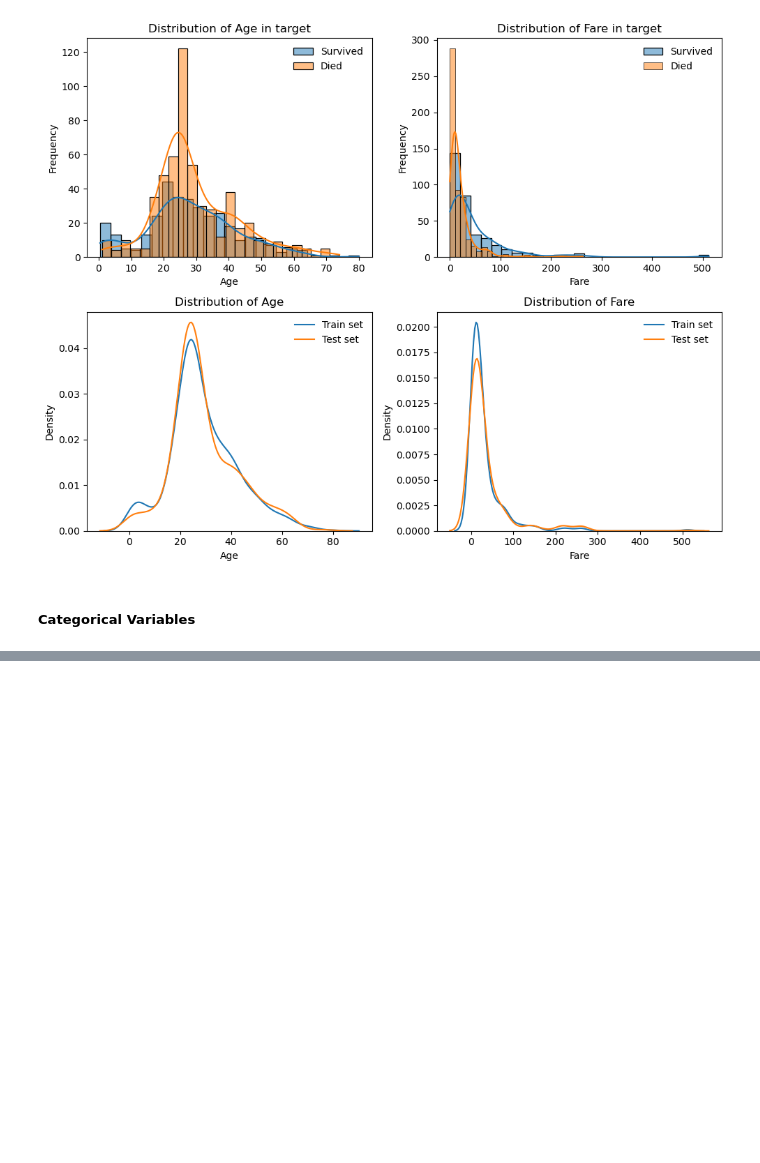
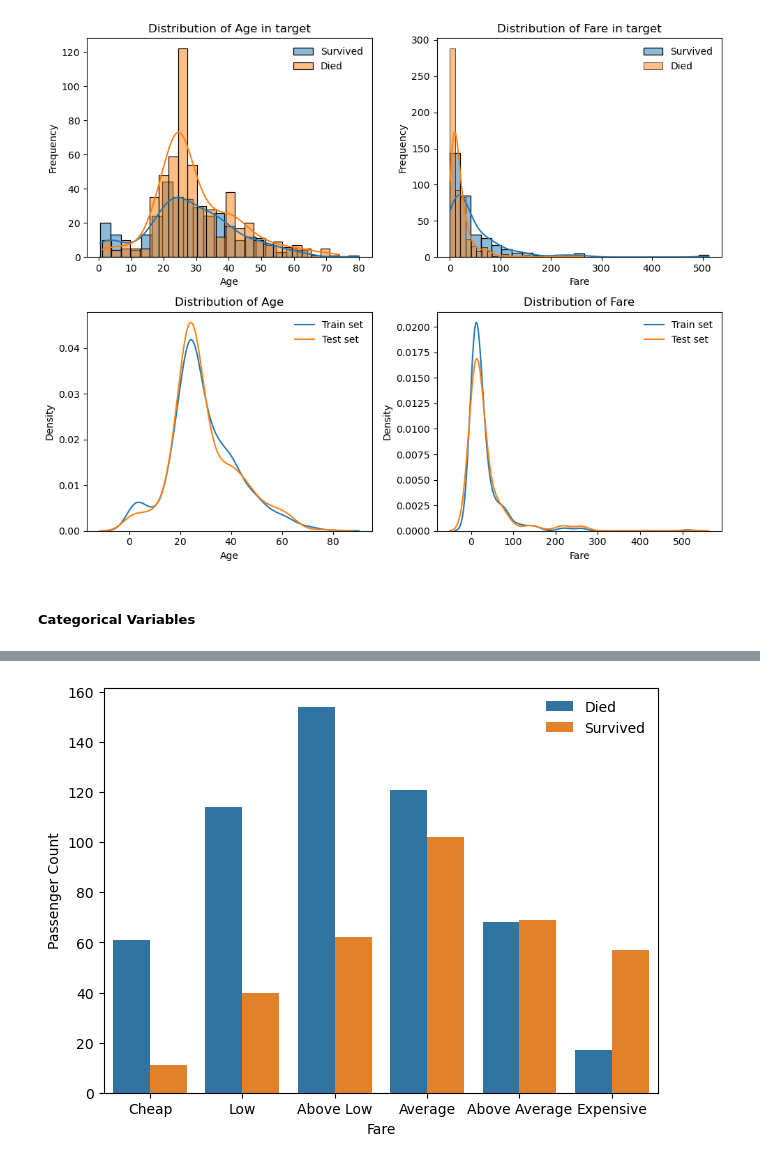
Before and after one commit to kamau96/Data_Science_Android_Web_Development, a Jupyter notebook: Data_Science_Development/Python_Programming/Titanic/survivor_predictor.ipynb, the cells around one changed output, grey strips where cells are left out. Saved outputs shown, nothing was run; the diff lists cells and outputs as text; code cells hidden in the pictures; blank space fills up the shorter version.

```diff
--- a/Data_Science_Development/Python_Programming/Titanic/survivor_predictor.ipynb
+++ b/Data_Science_Development/Python_Programming/Titanic/survivor_predictor.ipynb
@@ -287,0 +308,14 @@ plt.show()
+# %%
+bins = [0, 7.5, 8, 14.5, 32, 80, 513]
+labels = ["Cheap", "Low", "Above Low", "Average", "Above Average", "Expensive"]
+
+train["Fare"] = pd.cut(train["Fare"], bins=bins, labels=labels)
+# %%
+fig, ax = plt.subplots()
+sns.countplot(data=train, x="Fare", hue="Survived", ax=ax)
+ax.legend(["Died", "Survived"], frameon=False)
+ax.set_ylabel("Passenger Count")
+fig.tight_layout()
+plt.show()
+# %% [output]
+[figure, added]
```
Also changed, not shown: parts of 6 cells of this notebook.
